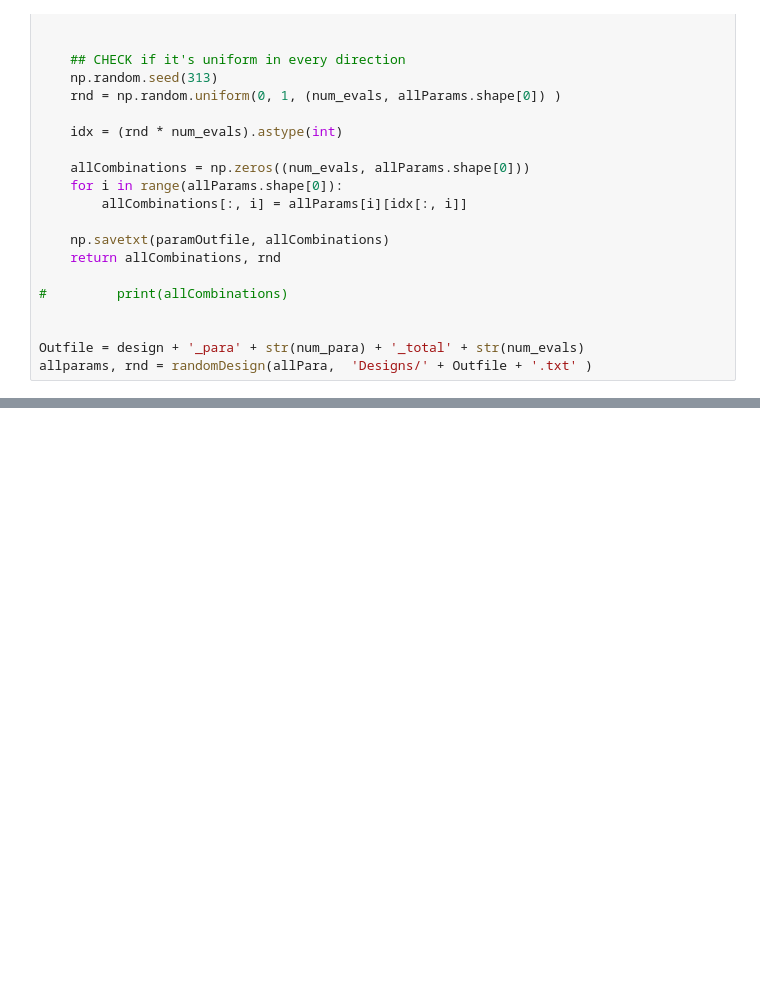
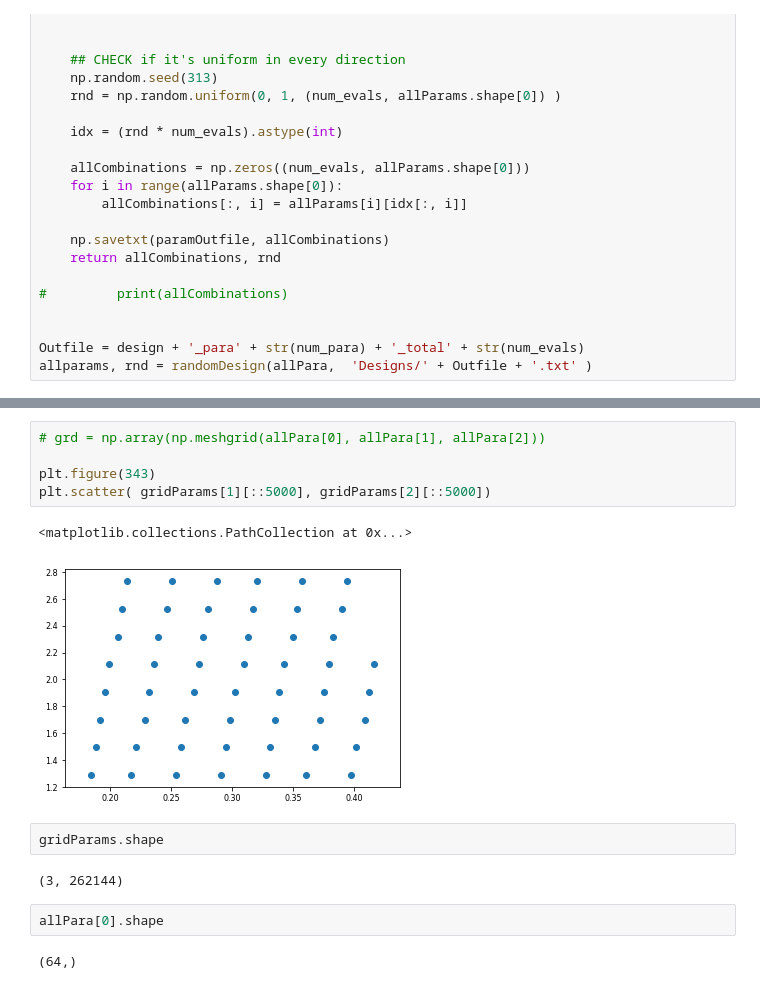
Before and after one commit to liuxx479/emudesgin, a Jupyter notebook: Samplers.ipynb, the cells around one changed output, grey strips where cells are left out. Saved outputs shown, nothing was run; the diff lists cells and outputs as text; blank space fills up the shorter version.

```diff
--- a/Samplers.ipynb
+++ b/Samplers.ipynb
@@ -184,0 +211,16 @@ array([[1.65539624e-01, 5.50104366e-01, 8.60871802e-01],
+# %%
+# grd = np.array(np.meshgrid(allPara[0], allPara[1], allPara[2]))
+
+plt.figure(343)
+plt.scatter( gridParams[1][::5000], gridParams[2][::5000])
+# %% [output]
+<matplotlib.collections.PathCollection at 0x...>
+[figure, added]
+# %%
+gridParams.shape
+# %% [output]
+(3, 262144)
+# %%
+allPara[0].shape
+# %% [output]
+(64,)
```
Also changed, not shown: parts of 11 cells of this notebook, 7 other files.
